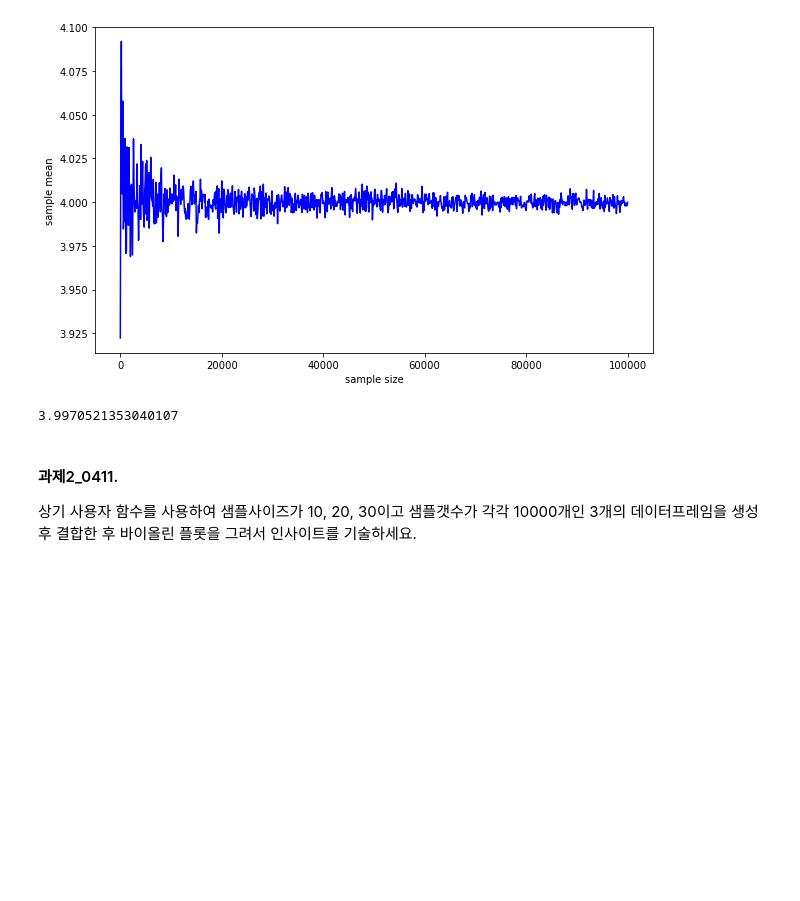
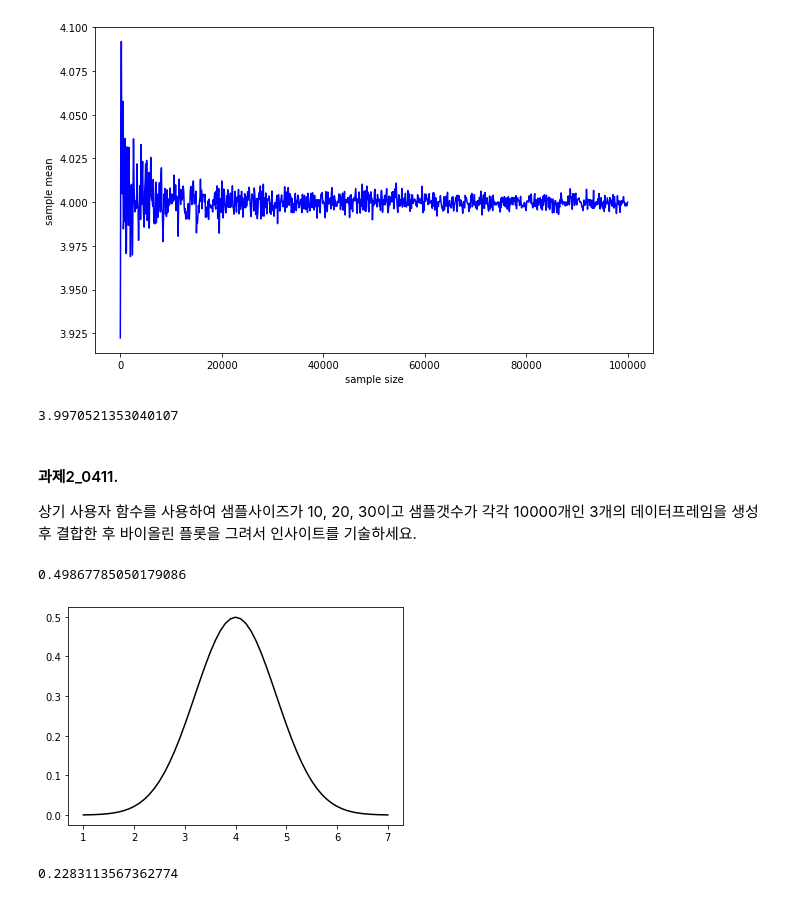
Before and after one commit to bnv20/kdt9, a Jupyter notebook: m3_통계수학/stat2_guide.ipynb, the cells around one changed output. Cells and saved outputs as stored; diff of their text form; code cells hidden in the pictures; blank space fills up the shorter version.

```diff
--- a/m3_통계수학/stat2_guide.ipynb
+++ b/m3_통계수학/stat2_guide.ipynb
@@ -339,3 +339,27 @@ np.mean(cal_sample_mean(size=10,n_trial=10000))
 # %% [markdown]
 #### 과제2_0411.
 상기 사용자 함수를 사용하여 샘플사이즈가 10, 20, 30이고 샘플갯수가 각각 10000개인 3개의 데이터프레임을 생성 후 결합한 후 바이올린 플롯을 그려서 인사이트를 기술하세요.
+# %%
+# 정규분포의 확률밀도 계산
+
+import numpy as np
+import pandas as pd
+from scipy import stats
+import matplotlib.pyplot as plt
+import seaborn as sns
+
+stats.norm.pdf(loc=4, scale=0.8, x=4) # probability density function
+# %% [output]
+0.49867785050179086
+# %%
+x_plot = np.arange(1,7.1,0.1)
+plt.plot(x_plot,stats.norm.pdf(x=x_plot,loc=4,scale=0.8),color='black')
+plt.show()
+# %% [output]
+[figure, added]
+# %%
+# Q. 동일 확률밀도 함수에서 x=3일때의 확률을 구하세요.
+norm_dist= stats.norm(loc=4,scale=0.8)
+norm_dist.pdf(x=3)
+# %% [output]
+0.2283113567362774
```
Also changed, not shown: parts of 23 cells of this notebook.
